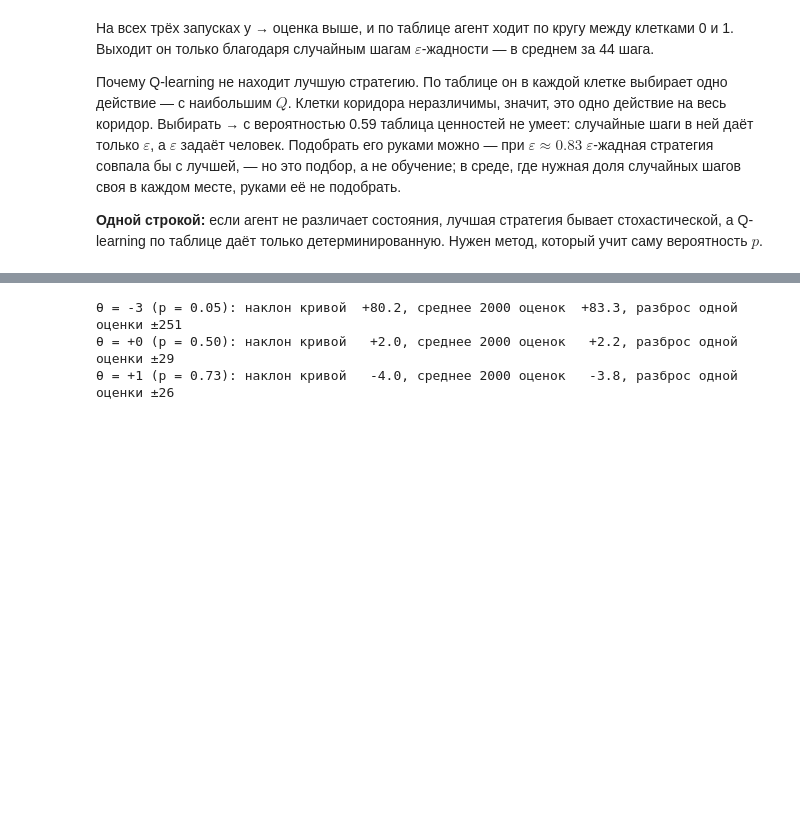
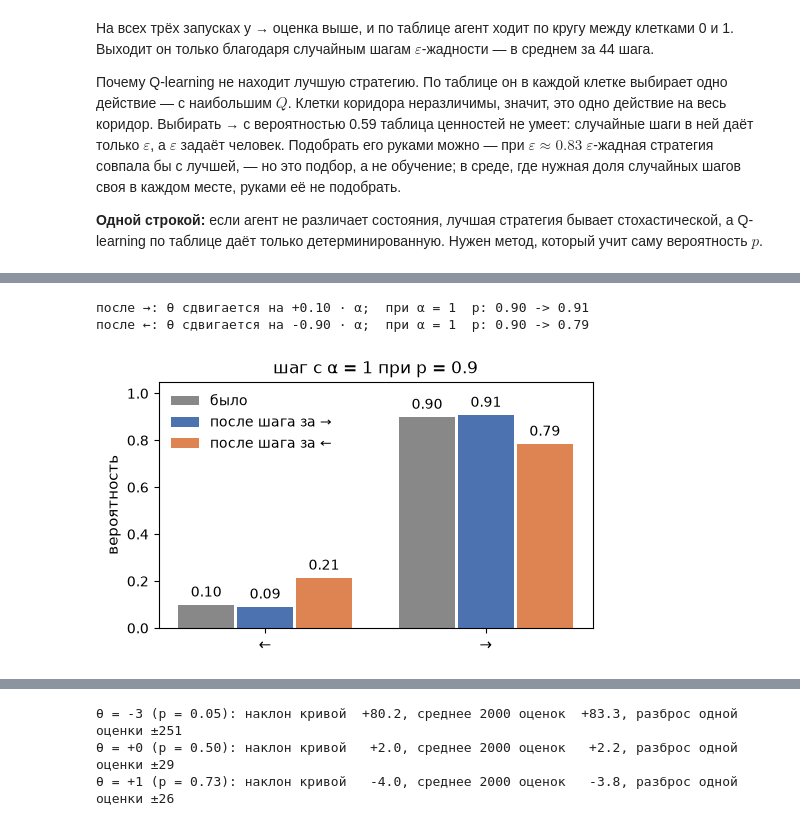
Before and after one commit to IlyaChichkanov/Reinforcement-learning, a Jupyter notebook: 05-policy-gradient/lecture/lecture.ipynb, the cells around one changed output, grey strips where cells are left out. Saved outputs shown, nothing was run; the diff lists cells and outputs as text; code cells hidden in the pictures; blank space fills up the shorter version.

```diff
--- a/05-policy-gradient/lecture/lecture.ipynb
+++ b/05-policy-gradient/lecture/lecture.ipynb
@@ -327,11 +289,0 @@ $$
-# %%
-theta = np.log([0.5, 0.3, 0.2])            # такие предпочтения дают вероятности (0.5, 0.3, 0.2)
-pi_before = softmax(theta)
-grad = np.eye(3)[1] - pi_before            # e_B − вектор вероятностей; B — действие номер 1
-pi_after = softmax(theta + 0.5 * grad)
-print("e_B − вектор вероятностей:", grad.round(2))
-print("было: ", pi_before.round(2))
-print("стало:", pi_after.round(2))
-plot_probs({"было": pi_before, "стало": pi_after}, labels=["A", "B", "C"], ylim=(0, 0.7),
-           title="шаг θ ← θ + 0.5 · (e_B − вектор вероятностей)")
-plt.show()
@@ -348,0 +290,9 @@ e_B − вектор вероятностей: [-0.5  0.7 -0.2]
+# %%
+def prob_right(theta):
+    # вероятность → при предпочтении θ (предпочтение ← равно 0): p = e^θ / (1 + e^θ)
+    return np.exp(theta) / (1 + np.exp(theta))
+
+print("предпочтения (0, 1) и (5, 6):  π(→) =", round(np.exp(1) / (np.exp(0) + np.exp(1)), 2),
+      "и", round(np.exp(6) / (np.exp(5) + np.exp(6)), 2))
+for theta in (-3.0, 0.0, 3.0):
+    print(f"θ = {theta:+.0f}  ->  p = {prob_right(theta):.2f}")
@@ -348,0 +325,15 @@ e_B − вектор вероятностей: [-0.5  0.7 -0.2]
+# %%
+theta = np.log(9.0)                                  # p = 9 / (1 + 9) = 0.9
+p_after = {}
+for a, name in ((1, "→"), (0, "←")):
+    step = a - prob_right(theta)                     # [a = →] − p
+    p_after[name] = prob_right(theta + step)         # шаг с α = 1
+    print(f"после {name}: θ сдвигается на {step:+.2f} · α;  при α = 1  p: {prob_right(theta):.2f} -> {p_after[name]:.2f}")
+plot_probs({"было": [0.1, 0.9], "после шага за →": [1 - p_after["→"], p_after["→"]],
+            "после шага за ←": [1 - p_after["←"], p_after["←"]]},
+           labels=["←", "→"], ylim=(0, 1.05), legend_loc="upper left", title="шаг с α = 1 при p = 0.9")
+plt.show()
+# %% [output]
+после →: θ сдвигается на +0.10 · α;  при α = 1  p: 0.90 -> 0.91
+после ←: θ сдвигается на -0.90 · α;  при α = 1  p: 0.90 -> 0.79
+[figure, added]
```
Also changed, not shown: parts of 17 cells of this notebook.
